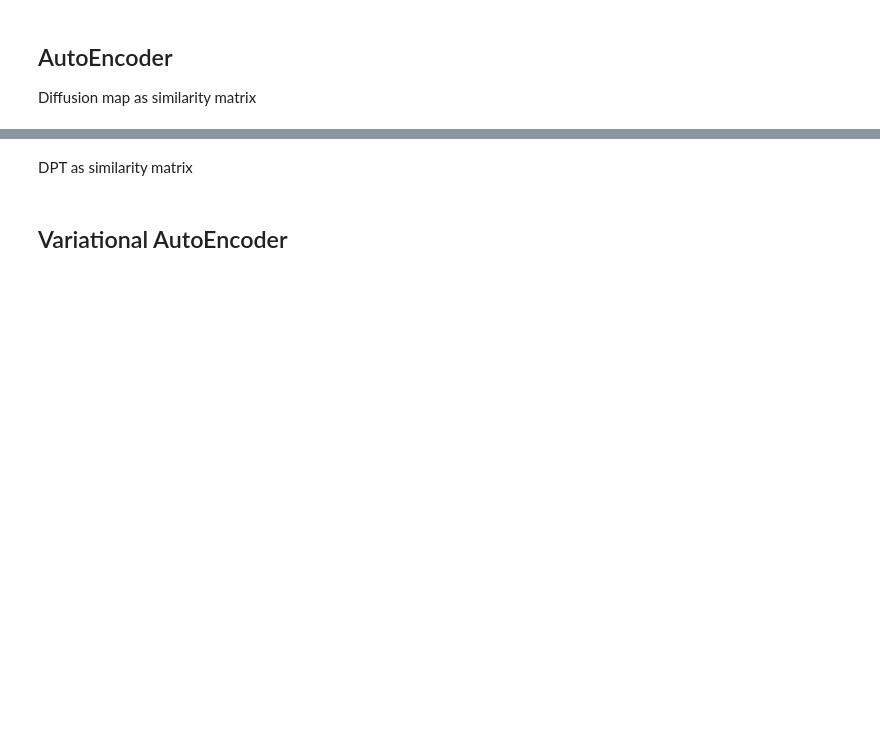
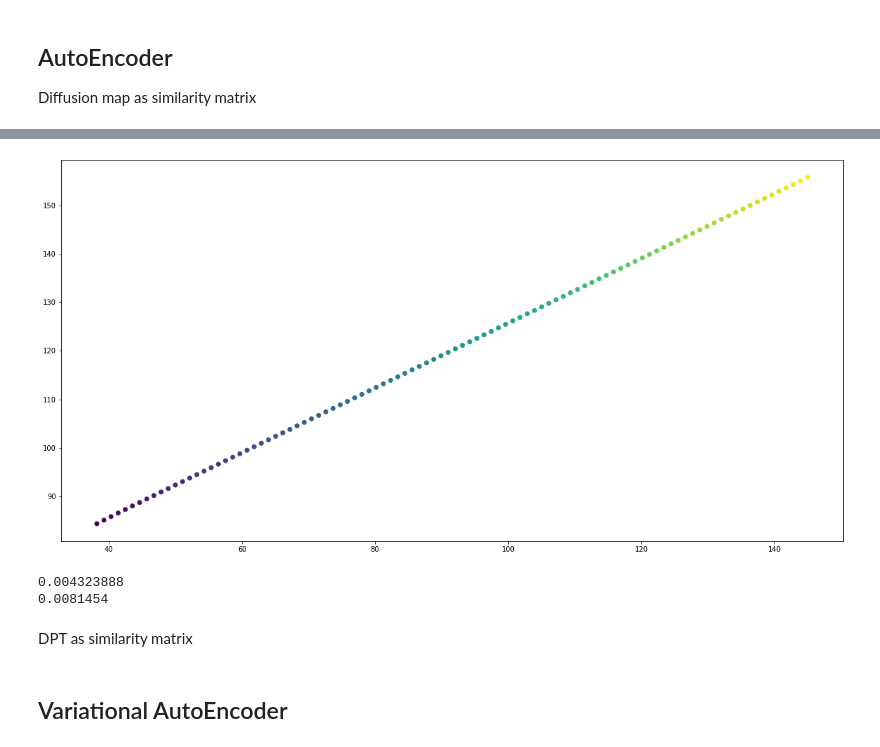
Before and after one commit to cyang389/JointTI, a Jupyter notebook: integration.ipynb, the cells around one changed output, grey strips where cells are left out. Saved outputs shown, nothing was run; the diff lists cells and outputs as text; code cells hidden in the pictures; blank space fills up the shorter version.

```diff
--- a/integration.ipynb
+++ b/integration.ipynb
@@ -172,6 +196,7 @@ for epoch in range(0, 61):
 # %%
-z, l1, l2 = test(model_ae)
+z, atac_loss, rna_loss, recon_atac, recon_rna = test(model_ae)
 fig = plt.figure(figsize = (20,10))
 ax = fig.add_subplot()
 ax.scatter(z[:,0], z[:,1], c=np.arange(rna.shape[0]))
-print("atac recon loss: ", l1, "rna recon loss", l2)
+print("atac recon loss: ", atac_loss, "rna recon loss", rna_loss)
+# %% [output]
@@ -178,3 +204,11 @@ print("atac recon loss: ", l1, "rna recon loss", l2)
+[figure, added]
+# %%
+from sklearn.metrics import mean_squared_error
+print(mean_squared_error(rna.detach().cpu().numpy(), recon_rna.detach().cpu().numpy()))
+print(mean_squared_error(atac.detach().cpu().numpy(), recon_atac.detach().cpu().numpy()))
+# %% [output]
+0.004323888
+0.0081454
 # %% [markdown]
 DPT as similarity matrix
 # %%
```
Also changed, not shown: parts of 19 cells of this notebook, 2 other files.
